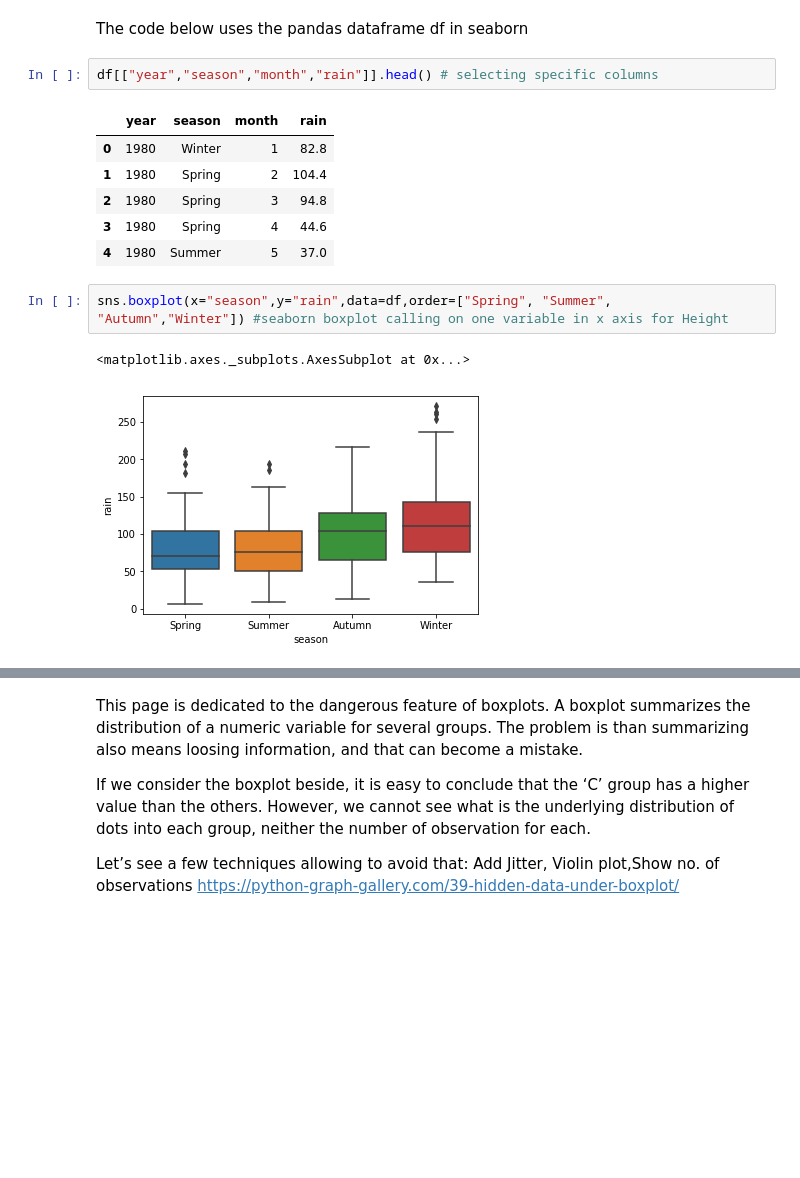
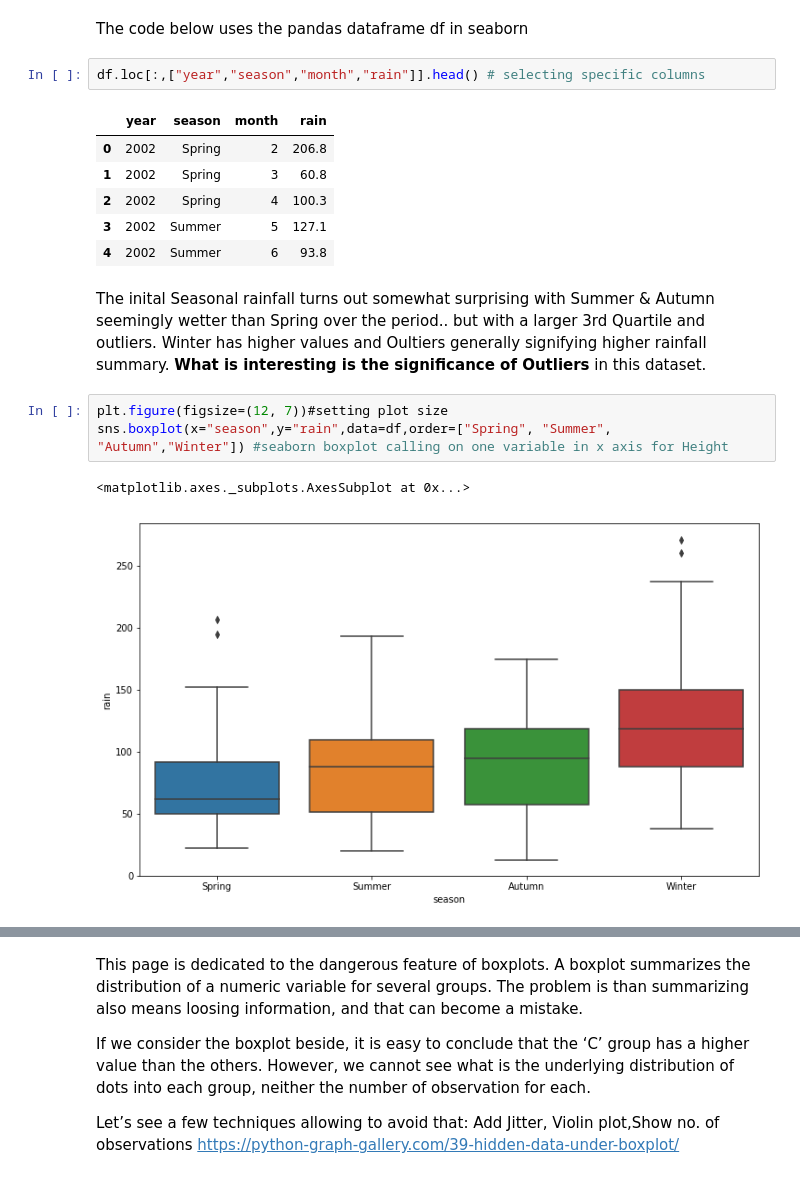
Before and after one commit to JohnONeillGMIT/BoxPlot, a Jupyter notebook: Boxplot Project.ipynb, the cells around one changed output, grey strips where cells are left out. Saved outputs shown, nothing was run; the diff lists cells and outputs as text; blank space fills up the shorter version.

```diff
--- a/Boxplot Project.ipynb
+++ b/Boxplot Project.ipynb
@@ -196,16 +133,19 @@ df.head() #shows the pandas dataframe for weather.csv file
 # %% [markdown]
 The code below uses the pandas dataframe df in seaborn
 # %%
-df[["year","season","month","rain"]].head() # selecting specific columns
+df.loc[:,["year","season","month","rain"]].head() # selecting specific columns
 # %% [output]
 |  | year | season | month | rain |
-| 0 | 1980 | Winter | 1 | 82.8 |
-| 1 | 1980 | Spring | 2 | 104.4 |
-| 2 | 1980 | Spring | 3 | 94.8 |
-| 3 | 1980 | Spring | 4 | 44.6 |
-| 4 | 1980 | Summer | 5 | 37.0 |
+| 0 | 2002 | Spring | 2 | 206.8 |
+| 1 | 2002 | Spring | 3 | 60.8 |
+| 2 | 2002 | Spring | 4 | 100.3 |
+| 3 | 2002 | Summer | 5 | 127.1 |
+| 4 | 2002 | Summer | 6 | 93.8 |
+# %% [markdown]
+The inital Seasonal rainfall turns out somewhat surprising with Summer & Autumn seemingly wetter than Spring over the period.. but with a larger 3rd Quartile and outliers. Winter has higher values and Oultiers generally signifying higher rainfall summary. **What is interesting is the significance of Outliers** in this dataset.
 # %%
+plt.figure(figsize=(12, 7))#setting plot size
 sns.boxplot(x="season",y="rain",data=df,order=["Spring", "Summer", "Autumn","Winter"]) #seaborn boxplot calling on one variable in x axis for Height
 # %% [output]
 <matplotlib.axes._subplots.AxesSubplot at 0x...>
-[figure, old version]
+[figure, new version]
```
Also changed, not shown: parts of 47 cells of this notebook.
